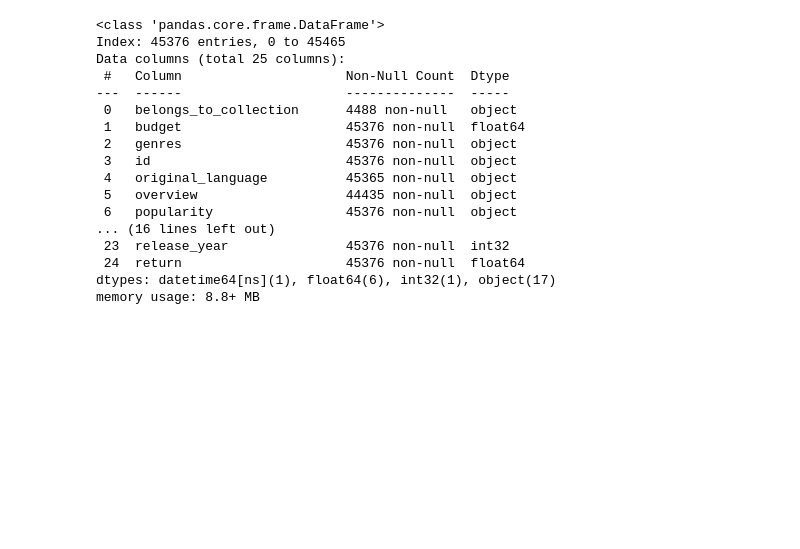
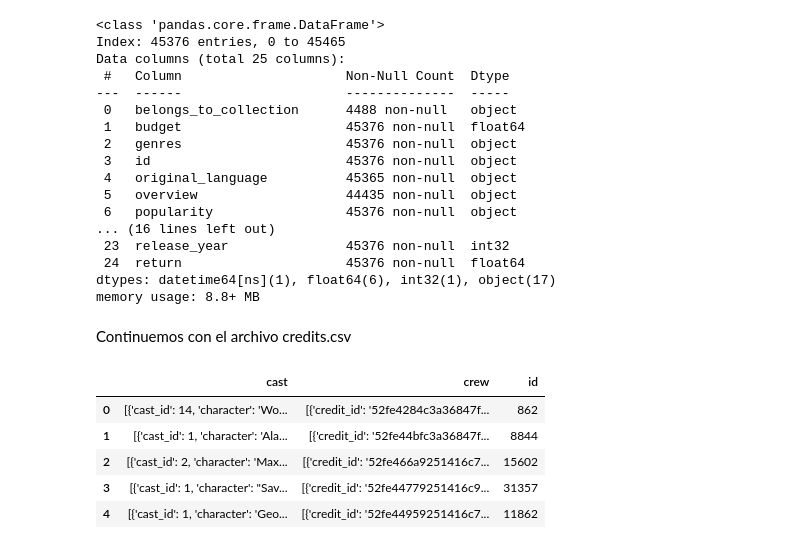
Before and after one commit to mpaezgrecco/PI1_Recomendacion_Peliculas, a Jupyter notebook: PI1_preparacion.ipynb, the cells around one changed output. Drawn from its saved outputs; the diff is of its cells as text; code cells hidden in the pictures; blank space fills up the shorter version.

```diff
--- a/PI1_preparacion.ipynb
+++ b/PI1_preparacion.ipynb
@@ -207,3 +207,16 @@ Data columns (total 25 columns):
  24  return                     45376 non-null  float64
 dtypes: datetime64[ns](1), float64(6), int32(1), object(17)
 memory usage: 8.8+ MB
+# %% [markdown]
+Continuemos con el archivo credits.csv
+# %%
+data_credits = pd.read_csv("credits.csv")
+# %%
+data_credits.head()
+# %% [output]
+|  | cast | crew | id |
+| 0 | [{'cast_id': 14, 'character': 'Wo... | [{'credit_id': '52fe4284c3a36847f... | 862 |
+| 1 | [{'cast_id': 1, 'character': 'Ala... | [{'credit_id': '52fe44bfc3a36847f... | 8844 |
+| 2 | [{'cast_id': 2, 'character': 'Max... | [{'credit_id': '52fe466a9251416c7... | 15602 |
+| 3 | [{'cast_id': 1, 'character': "Sav... | [{'credit_id': '52fe44779251416c9... | 31357 |
+| 4 | [{'cast_id': 1, 'character': 'Geo... | [{'credit_id': '52fe44959251416c7... | 11862 |
```
Also changed, not shown: parts of 27 cells of this notebook, 3 other files.
